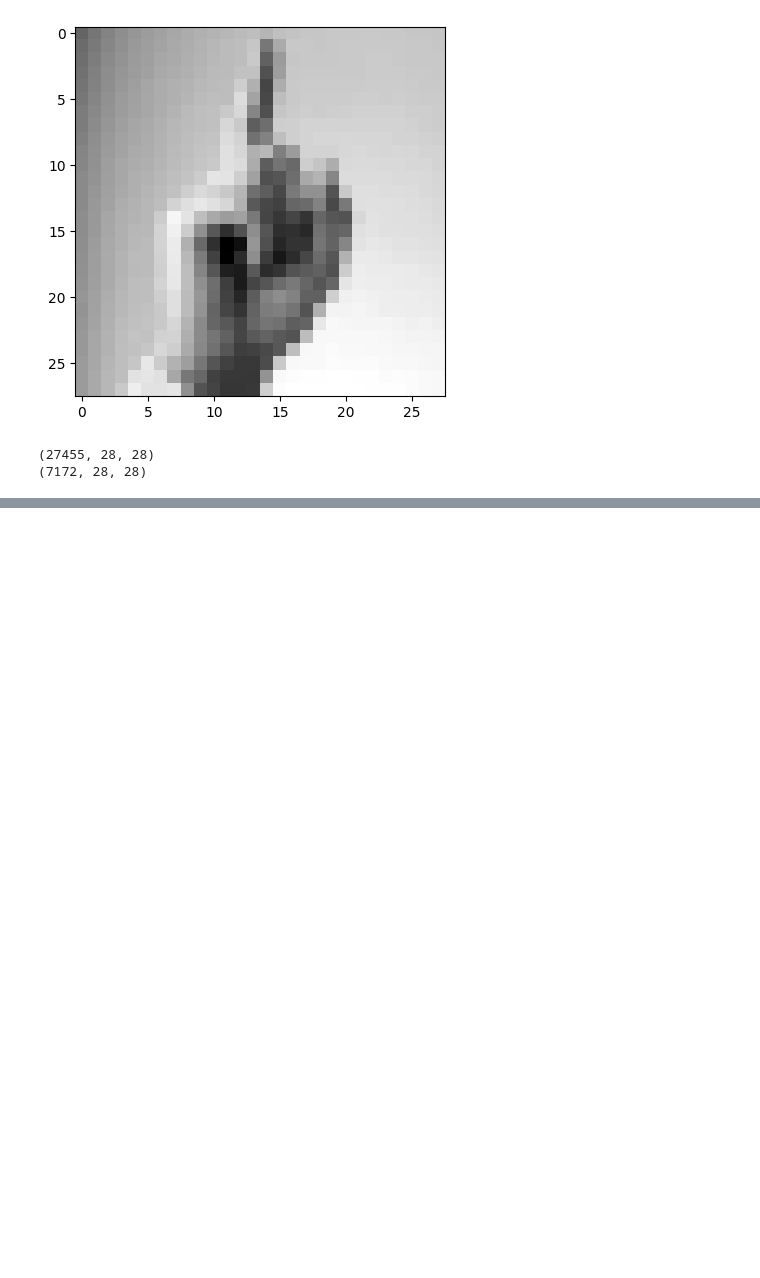
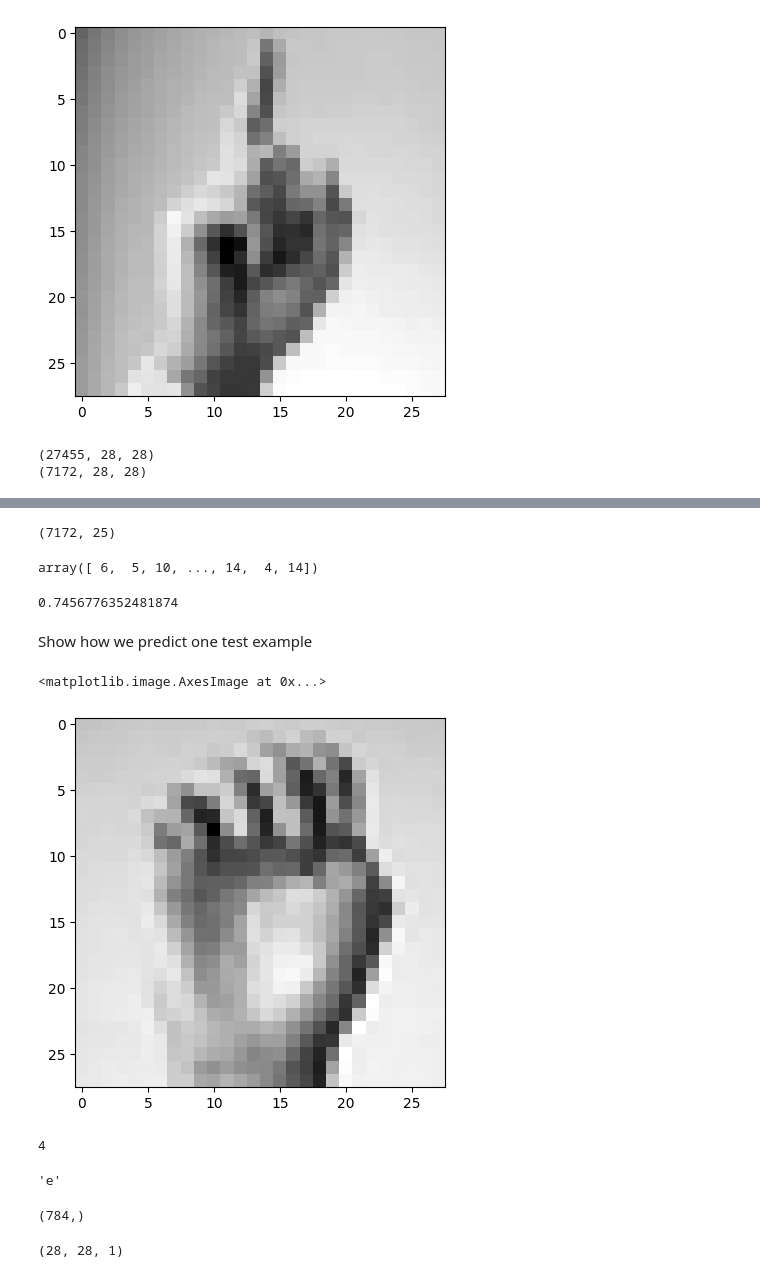
Before and after one commit to yakovkozlov/sign-language-interpretation, a Jupyter notebook: base_line.ipynb, the cells around one changed output, grey strips where cells are left out. Drawn from its saved outputs; the diff is of its cells as text; code cells hidden in the pictures; blank space fills up the shorter version.

```diff
--- a/base_line.ipynb
+++ b/base_line.ipynb
@@ -149,0 +279,30 @@ def initial_model():
+# %%
+y_pred_cat.shape
+# %% [output]
+(7172, 25)
+# %%
+y_pred = np.argmax(y_pred_cat,axis=1)
+y_pred
+# %% [output]
+array([ 6,  5, 10, ..., 14,  4, 14])
+# %%
+base_test_score = accuracy_score(y_test,y_pred)
+base_test_score
+# %% [output]
+0.7456776352481874
+# %% [markdown]
+Show how we predict one test example
+# %%
+img = X_test_reshape[101]
+plt.imshow(img,cmap='gray')
+# %% [output]
+<matplotlib.image.AxesImage at 0x...>
+[figure, added]
+# %%
+y_test[101]
+# %% [output]
+4
+# %%
+letters[y_test[101]]
+# %% [output]
+'e'
@@ -149,0 +311,10 @@ def initial_model():
+# %%
+x101.shape
+# %% [output]
+(784,)
+# %%
+x101_preproc = x101/255
+x101_preproc = np.reshape(x101_preproc,(28,28,1))
+x101_preproc.shape
+# %% [output]
+(28, 28, 1)
```
Also changed, not shown: parts of 27 cells of this notebook.
